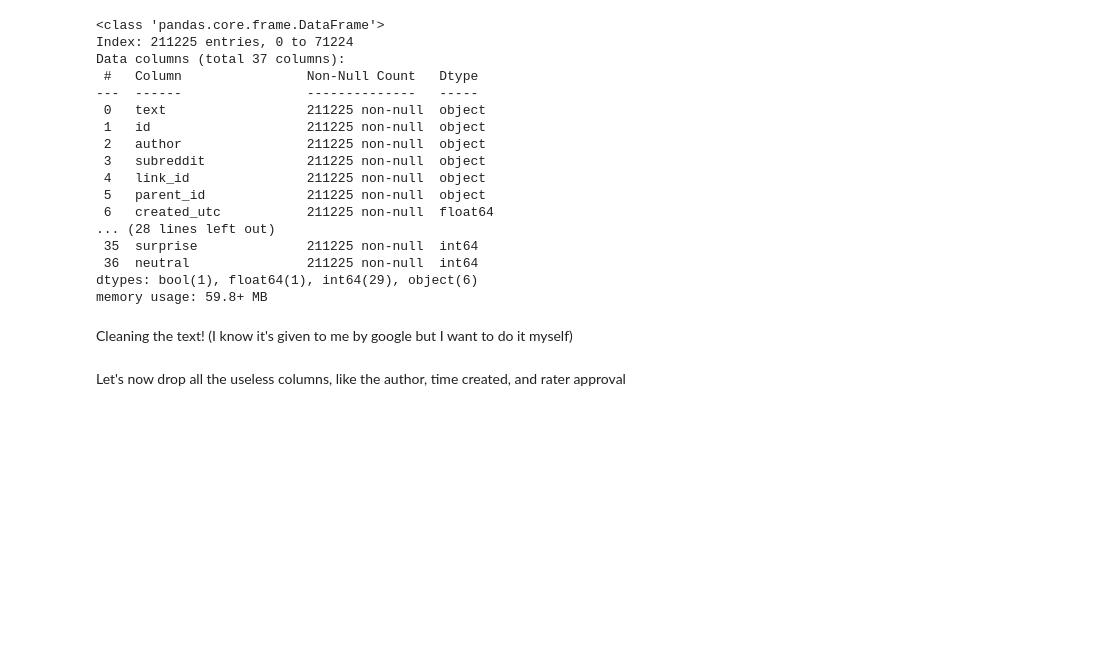
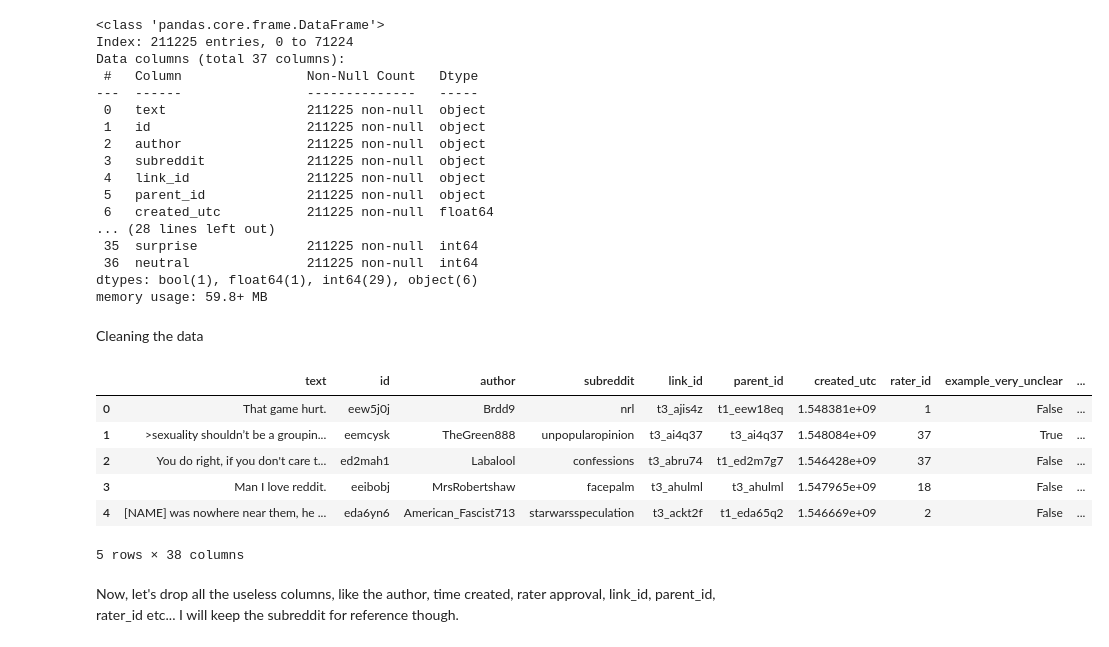
Before and after one commit to akhilnair00/Final-Project, a Jupyter notebook: MSDS453FinalProjectAkhilNair.ipynb, the cells around one changed output. Saved outputs shown, nothing was run; the diff lists cells and outputs as text; code cells hidden in the pictures; blank space fills up the shorter version.

```diff
--- a/MSDS453FinalProjectAkhilNair.ipynb
+++ b/MSDS453FinalProjectAkhilNair.ipynb
@@ -41,8 +50,8 @@ Data columns (total 37 columns):
  36  neutral               211225 non-null  int64
 dtypes: bool(1), float64(1), int64(29), object(6)
 memory usage: 59.8+ MB
-# %% [markdown]
-Cleaning the text! (I know it's given to me by google but I want to do it myself)
+# %% [markdown]
+Cleaning the data
 # %%
 # function to convert text to lowercase while also removing special char, nums and punctuation
 def clean_text(text):
@@ -52,5 +61,15 @@ def clean_text(text):
     return text
 
 full_data['cleaned_text'] = full_data['text'].apply(clean_text)
+# %%
+full_data.head(5)
+# %% [output]
+|  | text | id | author | subreddit | link_id | parent_id | created_utc | rater_id | example_very_unclear | ... |
+| 0 | That game hurt. | eew5j0j | Brdd9 | nrl | t3_ajis4z | t1_eew18eq | 1.548381e+09 | 1 | False | ... |
+| 1 | >sexuality shouldn’t be a groupin... | eemcysk | TheGreen888 | unpopularopinion | t3_ai4q37 | t3_ai4q37 | 1.548084e+09 | 37 | True | ... |
+| 2 | You do right, if you don't care t... | ed2mah1 | Labalool | confessions | t3_abru74 | t1_ed2m7g7 | 1.546428e+09 | 37 | False | ... |
+| 3 | Man I love reddit. | eeibobj | MrsRobertshaw | facepalm | t3_ahulml | t3_ahulml | 1.547965e+09 | 18 | False | ... |
+| 4 | [NAME] was nowhere near them, he ... | eda6yn6 | American_Fascist713 | starwarsspeculation | t3_ackt2f | t1_eda65q2 | 1.546669e+09 | 2 | False | ... |
+5 rows × 38 columns
 # %% [markdown]
-Let's now drop all the useless columns, like the author, time created, and rater approval
+Now, let's drop all the useless columns, like the author, time created, rater approval, link_id, parent_id, rater_id etc... I will keep the subreddit for reference though.
```
Also changed, not shown: parts of 34 cells of this notebook.
